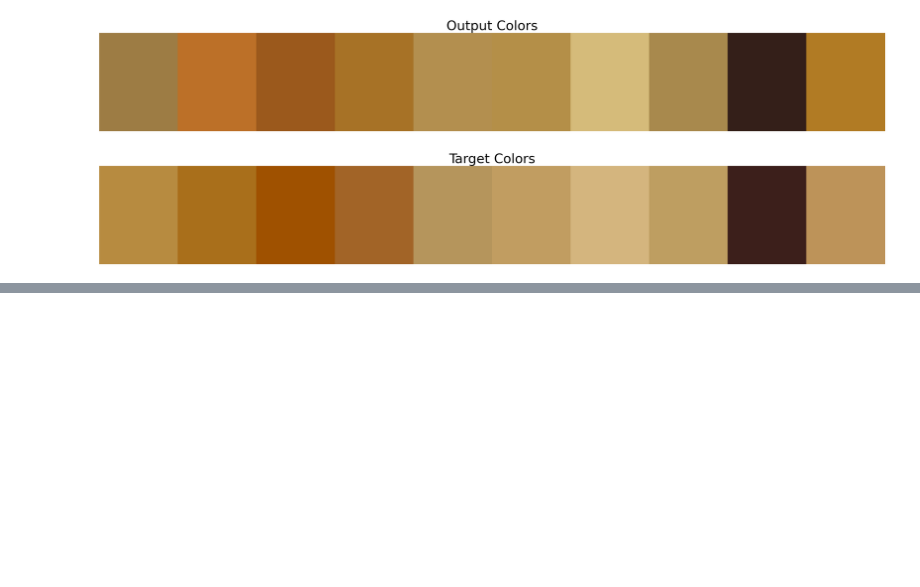
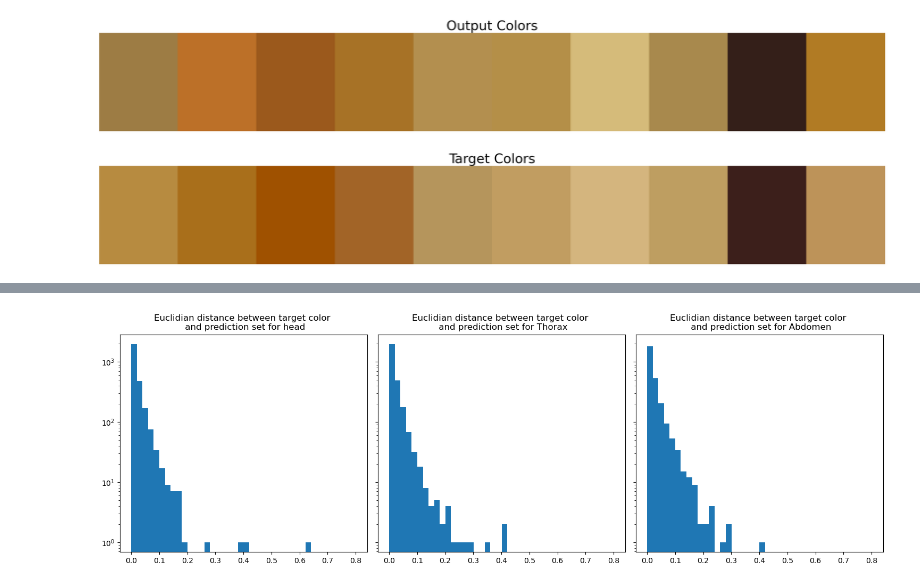
Before and after one commit to CS-433/ml-project-2-kalamariunionen, a Jupyter notebook: analysis.ipynb, the cells around one changed output, grey strips where cells are left out. Saved outputs shown, nothing was run; the diff lists cells and outputs as text; code cells hidden in the pictures; blank space fills up the shorter version.

```diff
--- a/analysis.ipynb
+++ b/analysis.ipynb
@@ -255,0 +302,39 @@ Final validation loss Head 0.0063
+# %%
+target_colors_array_thorax_zoomed = convert_tensor_in_batch_to_numpy(target_colors_thorax_zoomed)
+output_colors_array_thorax_zoomed = convert_tensor_in_batch_to_numpy(output_colors_thorax_zoomed)
+
+euclidian_distance_thorax_zoomed = np.sum((target_colors_array_thorax_zoomed - output_colors_array_thorax_zoomed)** 2, axis = 1)
+
+target_colors_array_head_zoomed = convert_tensor_in_batch_to_numpy(target_colors_head_zoomed)
+output_colors_array_head_zoomed = convert_tensor_in_batch_to_numpy(output_colors_head_zoomed)
+
+euclidian_distance_head_zoomed = np.sum((target_colors_array_head_zoomed - output_colors_array_head_zoomed)** 2, axis = 1)
+
+target_colors_array_abdomen_zoomed = convert_tensor_in_batch_to_numpy(target_colors_abdomen_zoomed)
+output_colors_array_abdomen_zoomed = convert_tensor_in_batch_to_numpy(output_colors_abdomen_zoomed)
+
+euclidian_distance_abdomen_zoomed = np.sum((target_colors_array_abdomen_zoomed - output_colors_array_abdomen_zoomed)** 2, axis = 1)
+# %%
+fig, axs = plt.subplots(1, 3, figsize=(15, 5), sharex=True, sharey=True)
+
+
+# Plot for Head
+axs[0].hist(euclidian_distance_head_zoomed, bins=bins)
+axs[0].set_title('Euclidian distance between target color \n and prediction set for head')
+axs[0].set_yscale('log')
+
+# Plot for Thorax
+axs[1].hist(euclidian_distance_thorax_zoomed, bins=bins)
+axs[1].set_title('Euclidian distance between target color \n and prediction set for Thorax')
+axs[1].set_yscale('log')
+
+# Plot for Abdomen
+axs[2].hist(euclidian_distance_abdomen_zoomed, bins=bins)
+axs[2].set_title('Euclidian distance between target color \n and prediction set for Abdomen')
+axs[2].set_yscale('log')
+
+# Adjust layout
+plt.tight_layout()
+plt.show()
+# %% [output]
+[figure, added]
```
Also changed, not shown: parts of 13 cells of this notebook.
